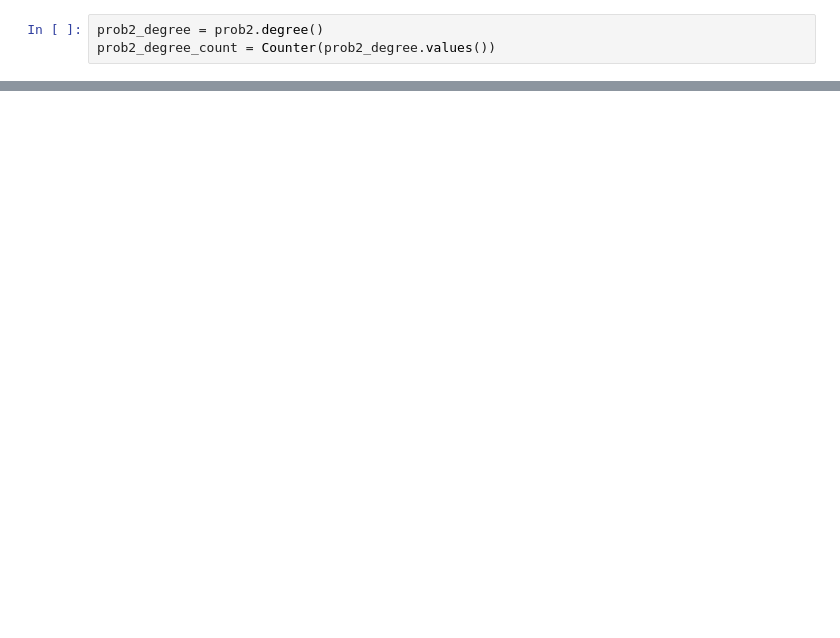
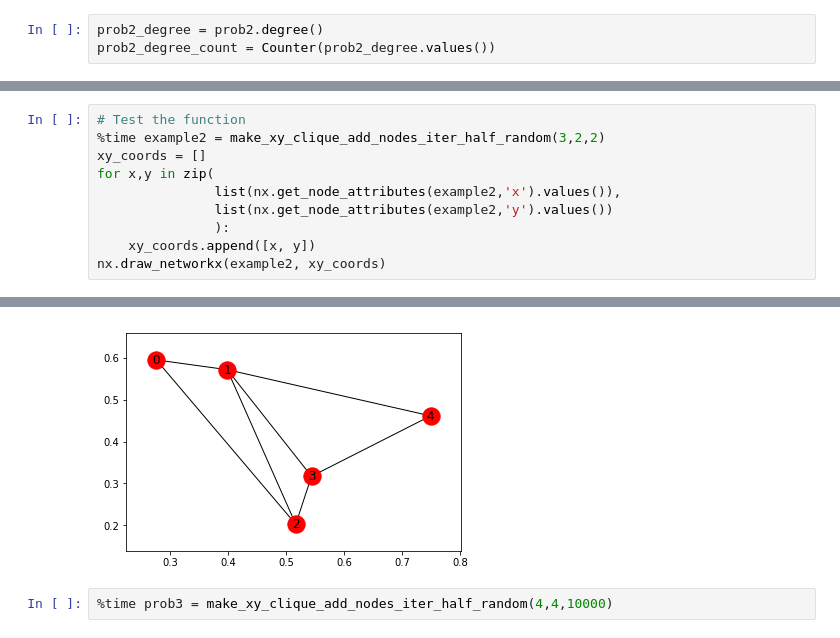
Before and after one commit to NicholasAKovacs/CS7280_NetSci, a Jupyter notebook: Homework2/Homework2_Problem3.ipynb, the cells around one changed output, grey strips where cells are left out. Drawn from its saved outputs; the diff is of its cells as text; blank space fills up the shorter version.

```diff
--- a/Homework2/Homework2_Problem3.ipynb
+++ b/Homework2/Homework2_Problem3.ipynb
@@ -97,0 +200,11 @@ plt.yscale('log')
+# %%
+# Test the function
+%time example2 = make_xy_clique_add_nodes_iter_half_random(3,2,2)
+xy_coords = []
+for x,y in zip(
+               list(nx.get_node_attributes(example2,'x').values()),
+               list(nx.get_node_attributes(example2,'y').values())
+               ):
+    xy_coords.append([x, y])
+nx.draw_networkx(example2, xy_coords)
+# %% [output]
@@ -97,0 +213,3 @@ plt.yscale('log')
+[figure, added]
+# %%
+%time prob3 = make_xy_clique_add_nodes_iter_half_random(4,4,10000)
```
Also changed, not shown: parts of 18 cells of this notebook.
